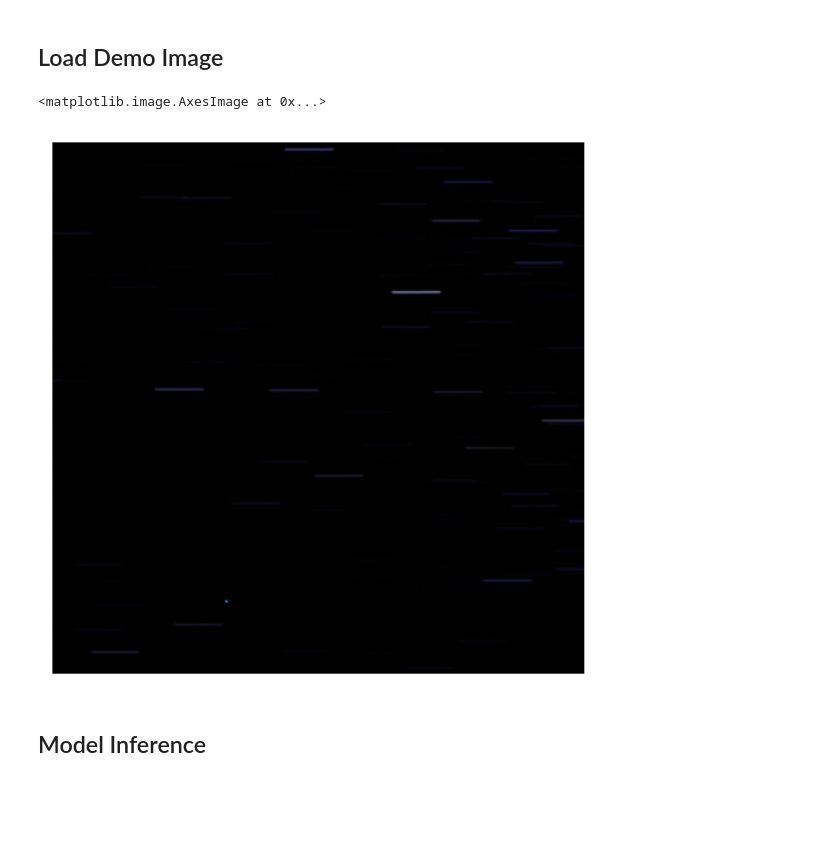
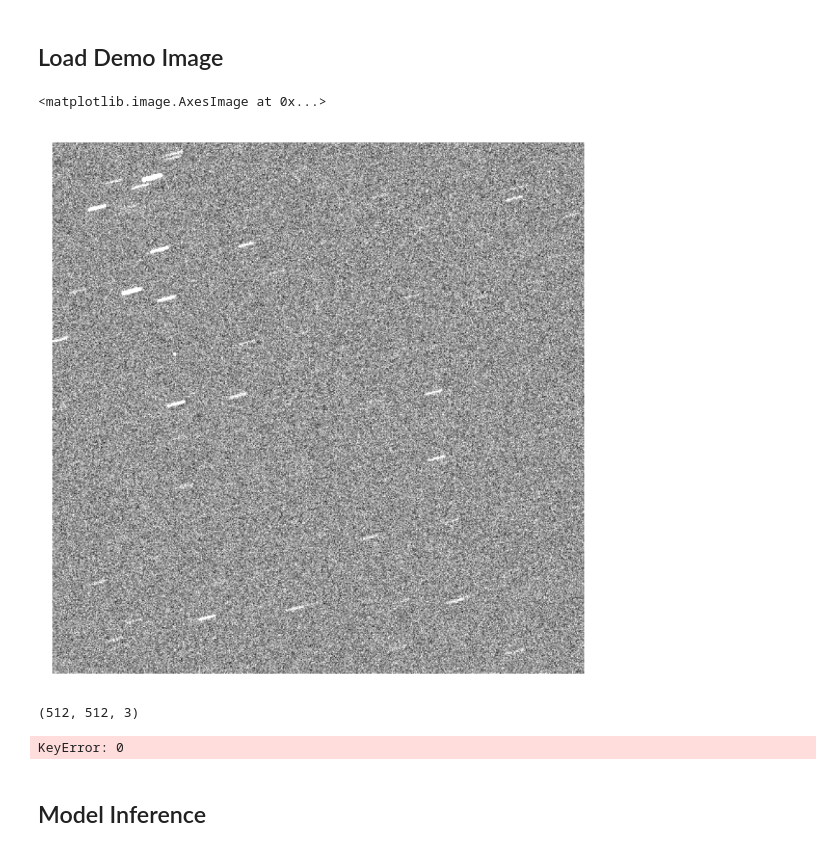
Before and after one commit to zgazak/LETR, a Jupyter notebook: src/demo_letr.ipynb, the cells around one changed output. Cells and saved outputs as stored; diff of their text form; code cells hidden in the pictures; blank space fills up the shorter version.

```diff
--- a/src/demo_letr.ipynb
+++ b/src/demo_letr.ipynb
@@ -113,25 +102,31 @@ LETR(
 ## Load Demo Image
 # %%
 # load image
-raw_img = plt.imread('../figures/space_demo2.png')
+raw_img = plt.imread('../../spectranet_hyperspectral/.scratch/shs_oft/train_sum_zs/000000000.png')
+#raw_img = plt.imread('../../spectranet_hyperspectral/.scratch/StarNet-67k/test/abq01.12.10.2017_sat_41866.1317.png')
+
+raw_img = np.stack([raw_img,raw_img,raw_img],-1)
 h, w = raw_img.shape[0], raw_img.shape[1]
 orig_size = torch.as_tensor([int(h), int(w)])
 
 # normalize image
 test_size = 1100
 normalize = Compose([
         ToTensor(),
-        Normalize([296.44401620229087,
-                291.8749190012614,
-                380.7190813700358], [879.2360653395102,
-                863.9480264498959,
-                1394.9158710381623]),
+        Normalize([26743.745740890503,26743.745740890503,26743.745740890503], [8303.286988611937,8303.286988611937,8303.286988611937]),
         Resize([test_size]),
     ])
+
+
 img = normalize(raw_img)
 inputs = nested_tensor_from_tensor_list([img])
 plt.axis('off')
+
 plt.imshow(raw_img)
 # %% [output]
 <matplotlib.image.AxesImage at 0x...>
-[figure, old version]
+[figure, new version]
+# %%
+raw_img.shape
+# %% [output]
+(512, 512, 3)
@@ -138,3 +143,7 @@ plt.imshow(raw_img)
+# %%
+outputs[0]
+# %% [output]
+KeyError: 0
 # %% [markdown]
 ## Model Inference
 # %%
```
Also changed, not shown: parts of 5 cells of this notebook, 2 other files.
